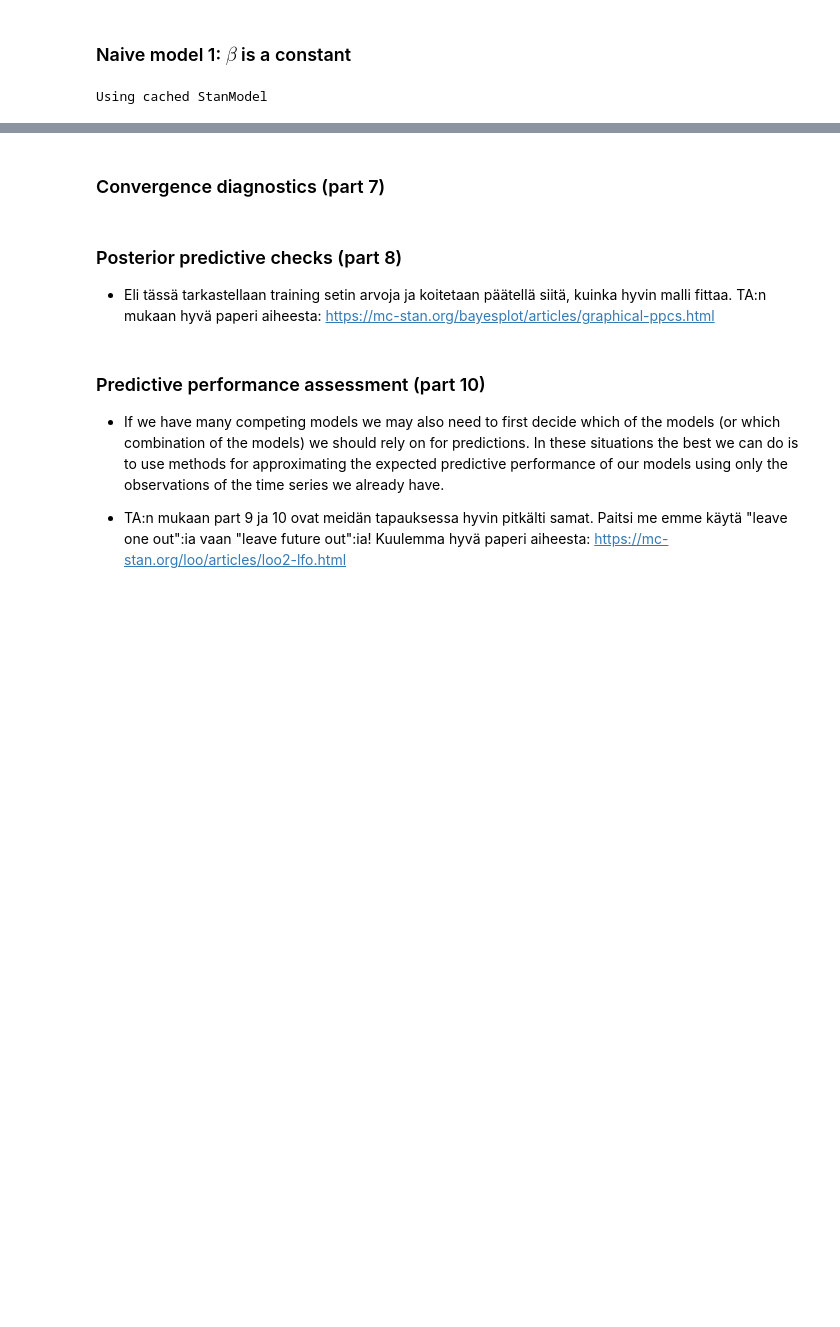
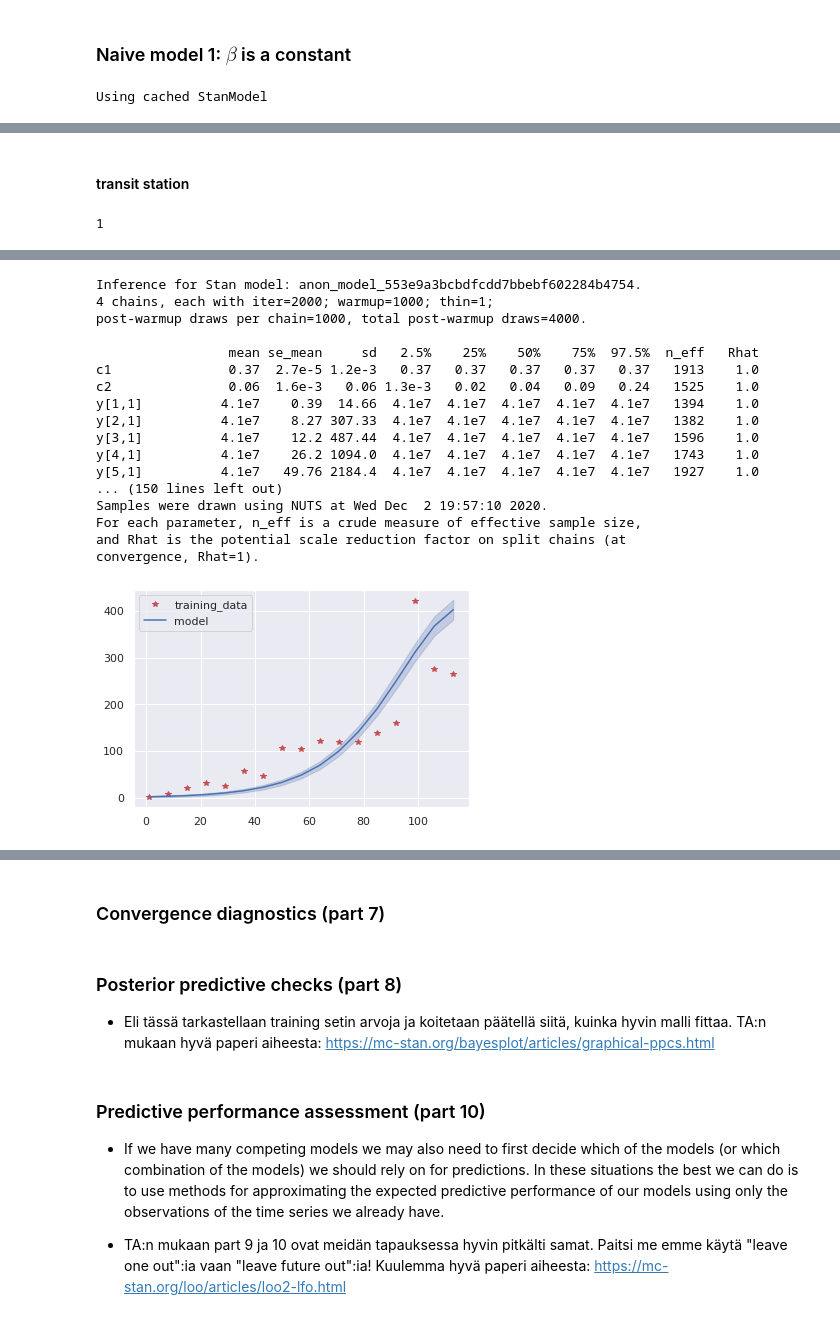
Before and after one commit to tommi-grohn/Corona_Bayesian, a Jupyter notebook: Project_Corona.ipynb, the cells around one changed output, grey strips where cells are left out. Saved outputs shown, nothing was run; the diff lists cells and outputs as text; code cells hidden in the pictures; blank space fills up the shorter version.

```diff
--- a/Project_Corona.ipynb
+++ b/Project_Corona.ipynb
@@ -587,0 +666,7 @@ convergence, Rhat=1).
+# %% [markdown]
+#### transit station
+# %%
+traffic = np.array(traffic_transit_stations_smooth_shift).reshape(-1,1)
+test_model(seir_data, sm, traffic)
+# %% [output]
+1
@@ -587,0 +675,18 @@ convergence, Rhat=1).
+Inference for Stan model: anon_model_553e9a3bcbdfcdd7bbebf602284b4754.
+4 chains, each with iter=2000; warmup=1000; thin=1;
+post-warmup draws per chain=1000, total post-warmup draws=4000.
+
+                 mean se_mean     sd   2.5%    25%    50%    75%  97.5%  n_eff   Rhat
+c1               0.37  2.7e-5 1.2e-3   0.37   0.37   0.37   0.37   0.37   1913    1.0
+c2               0.06  1.6e-3   0.06 1.3e-3   0.02   0.04   0.09   0.24   1525    1.0
+y[1,1]          4.1e7    0.39  14.66  4.1e7  4.1e7  4.1e7  4.1e7  4.1e7   1394    1.0
+y[2,1]          4.1e7    8.27 307.33  4.1e7  4.1e7  4.1e7  4.1e7  4.1e7   1382    1.0
+y[3,1]          4.1e7    12.2 487.44  4.1e7  4.1e7  4.1e7  4.1e7  4.1e7   1596    1.0
+y[4,1]          4.1e7    26.2 1094.0  4.1e7  4.1e7  4.1e7  4.1e7  4.1e7   1743    1.0
+y[5,1]          4.1e7   49.76 2184.4  4.1e7  4.1e7  4.1e7  4.1e7  4.1e7   1927    1.0
+... (150 lines left out)
+Samples were drawn using NUTS at Wed Dec  2 19:57:10 2020.
+For each parameter, n_eff is a crude measure of effective sample size,
+and Rhat is the potential scale reduction factor on split chains (at
+convergence, Rhat=1).
+[figure, added]
```
Also changed, not shown: parts of 18 cells of this notebook, 1 other file.
